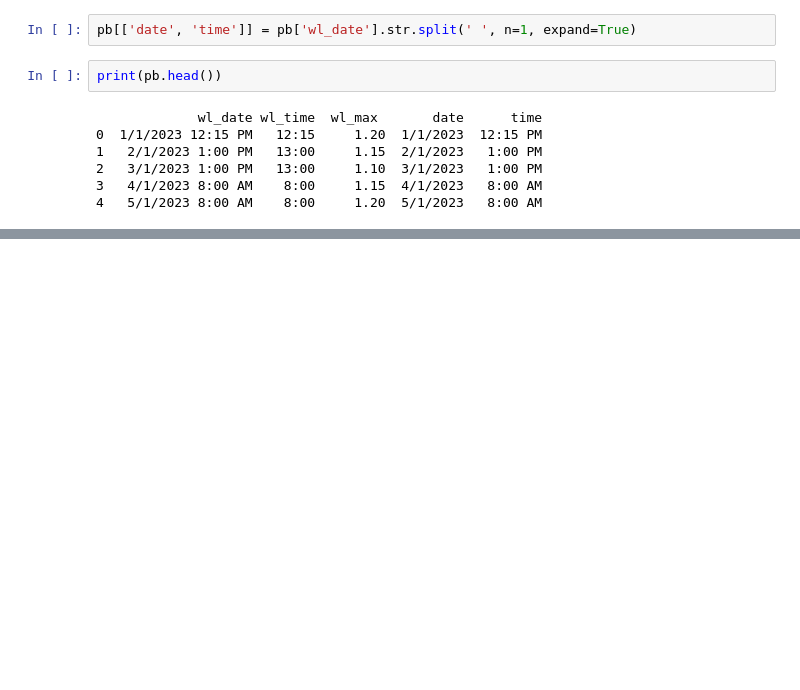
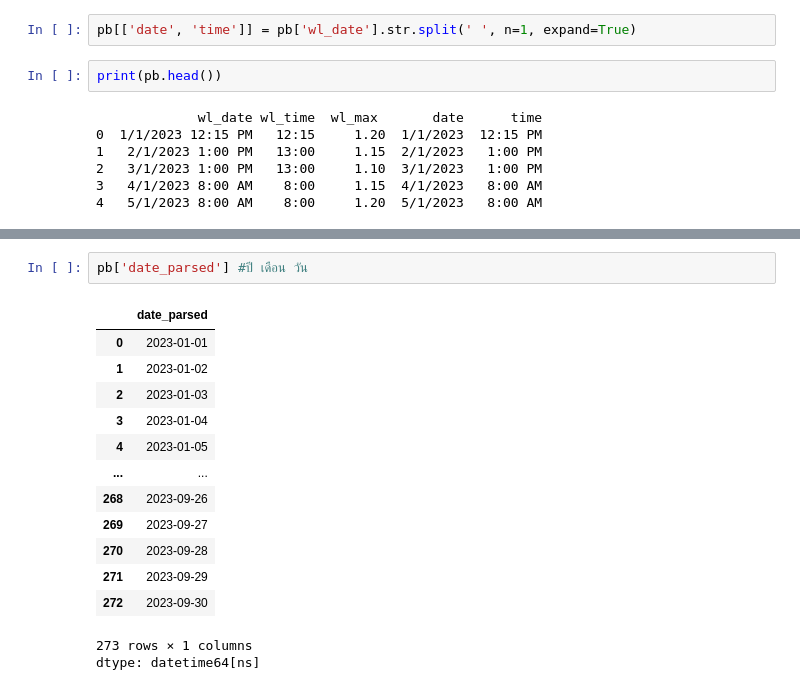
Before and after one commit to Suchada2000/MY-WORK, a Jupyter notebook: Untitled22.ipynb, the cells around one changed output, grey strips where cells are left out. Saved outputs shown, nothing was run; the diff lists cells and outputs as text; blank space fills up the shorter version.

```diff
--- a/Untitled22.ipynb
+++ b/Untitled22.ipynb
@@ -246,0 +262,17 @@ dtype('O')
+# %%
+pb['date_parsed'] #ปี เดือน วัน
+# %% [output]
+|  | date_parsed |
+| 0 | 2023-01-01 |
+| 1 | 2023-01-02 |
+| 2 | 2023-01-03 |
+| 3 | 2023-01-04 |
+| 4 | 2023-01-05 |
+| ... | ... |
+| 268 | 2023-09-26 |
+| 269 | 2023-09-27 |
+| 270 | 2023-09-28 |
+| 271 | 2023-09-29 |
+| 272 | 2023-09-30 |
+273 rows × 1 columns
+dtype: datetime64[ns]
```
Also changed, not shown: parts of 20 cells of this notebook.
